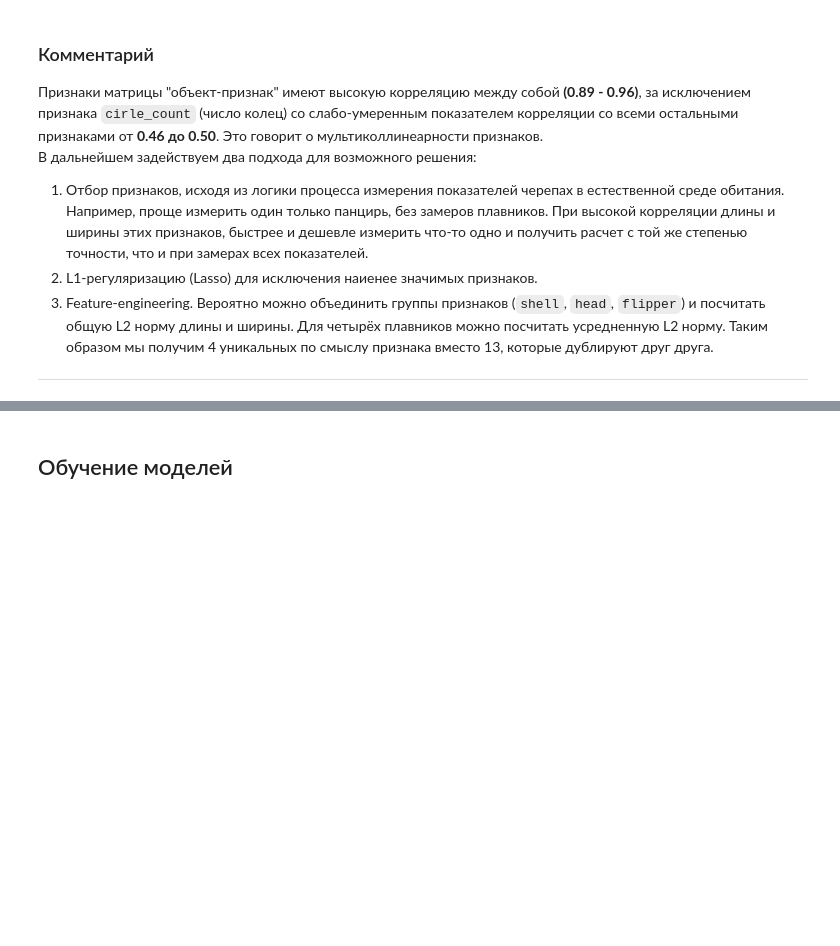
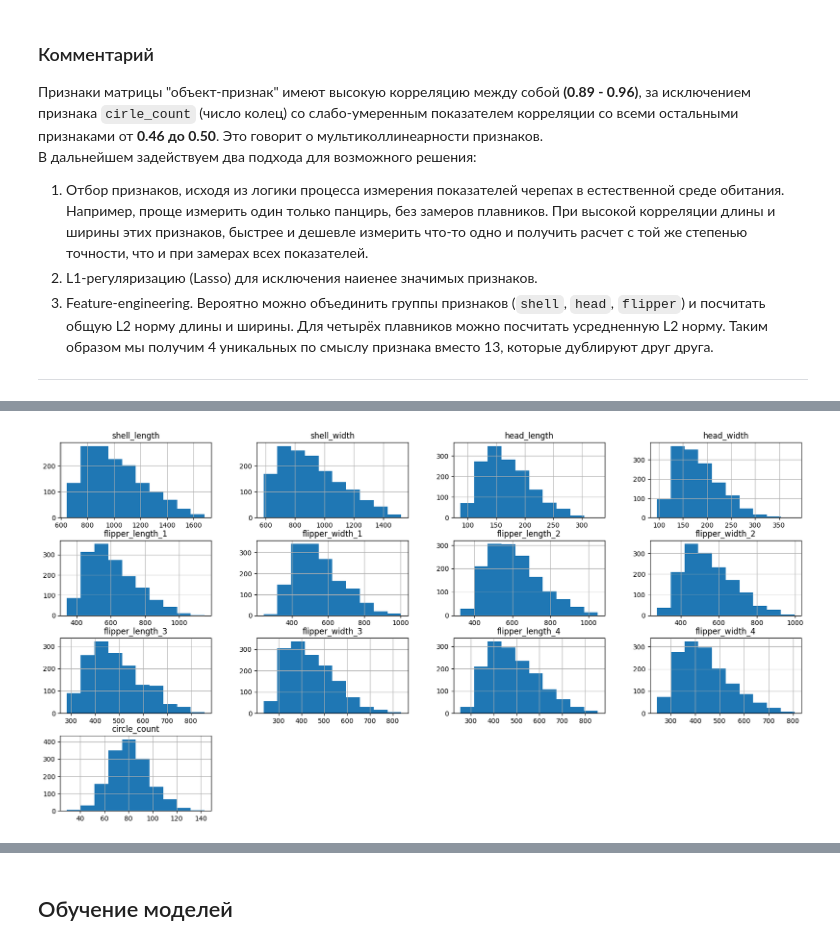
Before and after one commit to TemaQDX/project_turtle, a Jupyter notebook: project_turtle_sprint_10_Artem_Burov.ipynb, the cells around one changed output, grey strips where cells are left out. Saved outputs shown, nothing was run; the diff lists cells and outputs as text; code cells hidden in the pictures; blank space fills up the shorter version.

```diff
--- a/project_turtle_sprint_10_Artem_Burov.ipynb
+++ b/project_turtle_sprint_10_Artem_Burov.ipynb
@@ -608,0 +609,25 @@ ___________
+# %%
+X = df_chelodia_mydas[feature_columns]
+y = df_chelodia_mydas[target_variable].to_frame()
+# %%
+# Разделим на train_val и test
+X_train_val, X_test, y_train_val, y_test = train_test_split(X, y,
+                                                    test_size=0.2,
+													shuffle=True,
+                                                    random_state=52)# напишите ваш код здесь
+
+# Выделите на train и val
+X_train, X_val, y_train, y_val = train_test_split(X_train_val, y_train_val,
+                                                    test_size=0.25,
+													shuffle=True,
+                                                    random_state=52) # напишите ваш код здесь
+
+total_rows = X.shape[0]
+print(f'Размер выборки X_train_val: {X_train_val.shape[0] / total_rows * 100:.0f}%')
+print(f'Размер выборки y_train_val: {y_train_val.shape[0] / total_rows * 100:.0f}%')
+print(f'Размер выборки X_test: {X_test.shape[0] / total_rows * 100:.0f}%')
+print(f'Размер выборки y_test: {y_test.shape[0] / total_rows * 100:.0f}%')
+print(f'Размер выборки X_train: {X_train.shape[0] / total_rows * 100:.0f}%')
+print(f'Размер выборки y_train: {y_train.shape[0] / total_rows * 100:.0f}%')
+print(f'Размер выборки X_val: {X_val.shape[0] / total_rows * 100:.0f}%')
+print(f'Размер выборки y_val: {y_val.shape[0] / total_rows * 100:.0f}%')
@@ -608,0 +748,4 @@ ___________
+# %%
+X_train.hist(figsize=(20, 10));
+# %% [output]
+[figure, added]
```
Also changed, not shown: parts of 38 cells of this notebook.
